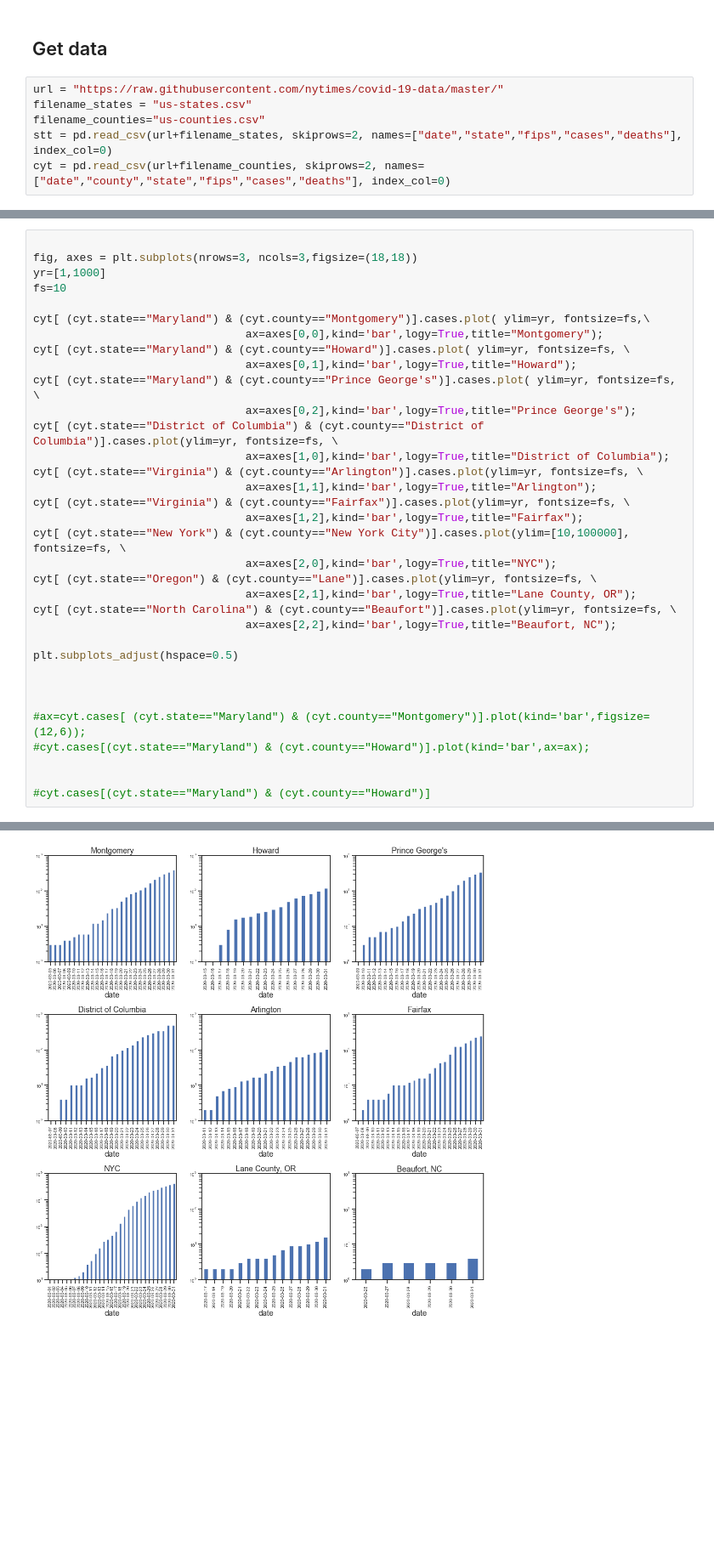
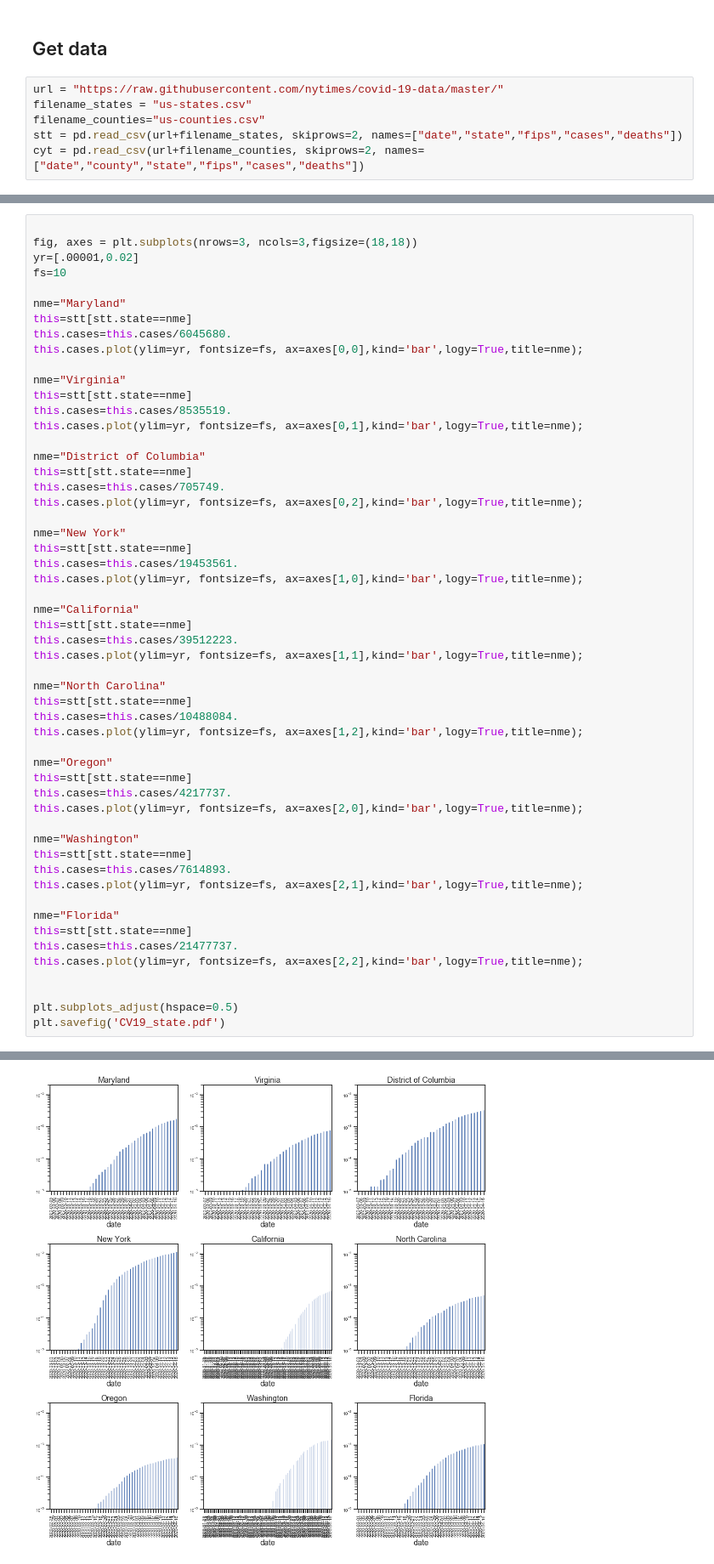
Before and after one commit to knobelsp/CV19, a Jupyter notebook: CV19.ipynb, the cells around one changed output, grey strips where cells are left out. Shown at 85% size. Saved outputs shown, nothing was run; the diff lists cells and outputs as text; blank space fills up the shorter version.

```diff
--- a/CV19.ipynb
+++ b/CV19.ipynb
@@ -33,8 +33,8 @@ Using pandas version  0.25.3
 url = "https://raw.githubusercontent.com/nytimes/covid-19-data/master/"
 filename_states = "us-states.csv"
 filename_counties="us-counties.csv"
-stt = pd.read_csv(url+filename_states, skiprows=2, names=["date","state","fips","cases","deaths"], index_col=0)
-cyt = pd.read_csv(url+filename_counties, skiprows=2, names=["date","county","state","fips","cases","deaths"], index_col=0)
+stt = pd.read_csv(url+filename_states, skiprows=2, names=["date","state","fips","cases","deaths"])
+cyt = pd.read_csv(url+filename_counties, skiprows=2, names=["date","county","state","fips","cases","deaths"])
 # %%
 cyt
 # %% [output]
@@ -55,35 +141,55 @@ cyt
 # %%
 
 fig, axes = plt.subplots(nrows=3, ncols=3,figsize=(18,18))
-yr=[1,1000]
+yr=[.00001,0.02]
 fs=10
 
-cyt[ (cyt.state=="Maryland") & (cyt.county=="Montgomery")].cases.plot( ylim=yr, fontsize=fs,\
-                                ax=axes[0,0],kind='bar',logy=True,title="Montgomery");
-cyt[ (cyt.state=="Maryland") & (cyt.county=="Howard")].cases.plot( ylim=yr, fontsize=fs, \
-                                ax=axes[0,1],kind='bar',logy=True,title="Howard");
-cyt[ (cyt.state=="Maryland") & (cyt.county=="Prince George's")].cases.plot( ylim=yr, fontsize=fs, \
-                                ax=axes[0,2],kind='bar',logy=True,title="Prince George's");
-cyt[ (cyt.state=="District of Columbia") & (cyt.county=="District of Columbia")].cases.plot(ylim=yr, fontsize=fs, \
-                                ax=axes[1,0],kind='bar',logy=True,title="District of Columbia");
-cyt[ (cyt.state=="Virginia") & (cyt.county=="Arlington")].cases.plot(ylim=yr, fontsize=fs, \
-                                ax=axes[1,1],kind='bar',logy=True,title="Arlington");
-cyt[ (cyt.state=="Virginia") & (cyt.county=="Fairfax")].cases.plot(ylim=yr, fontsize=fs, \
-                                ax=axes[1,2],kind='bar',logy=True,title="Fairfax");
-cyt[ (cyt.state=="New York") & (cyt.county=="New York City")].cases.plot(ylim=[10,100000], fontsize=fs, \
-                                ax=axes[2,0],kind='bar',logy=True,title="NYC");
-cyt[ (cyt.state=="Oregon") & (cyt.county=="Lane")].cases.plot(ylim=yr, fontsize=fs, \
-                                ax=axes[2,1],kind='bar',logy=True,title="Lane County, OR");
-cyt[ (cyt.state=="North Carolina") & (cyt.county=="Beaufort")].cases.plot(ylim=yr, fontsize=fs, \
-                                ax=axes[2,2],kind='bar',logy=True,title="Beaufort, NC");
+nme="Maryland"
+this=stt[stt.state==nme]
+this.cases=this.cases/6045680.
+this.cases.plot(ylim=yr, fontsize=fs, ax=axes[0,0],kind='bar',logy=True,title=nme);
+
+nme="Virginia"
+this=stt[stt.state==nme]
+this.cases=this.cases/8535519.
+this.cases.plot(ylim=yr, fontsize=fs, ax=axes[0,1],kind='bar',logy=True,title=nme);
+
+nme="District of Columbia"
+this=stt[stt.state==nme]
+this.cases=this.cases/705749.
+this.cases.plot(ylim=yr, fontsize=fs, ax=axes[0,2],kind='bar',logy=True,title=nme);
+
+nme="New York"
+this=stt[stt.state==nme]
+this.cases=this.cases/19453561.
+this.cases.plot(ylim=yr, fontsize=fs, ax=axes[1,0],kind='bar',logy=True,title=nme);
+
+nme="California"
+this=stt[stt.state==nme]
+this.cases=this.cases/39512223.
+this.cases.plot(ylim=yr, fontsize=fs, ax=axes[1,1],kind='bar',logy=True,title=nme);
+
+nme="North Carolina"
+this=stt[stt.state==nme]
+this.cases=this.cases/10488084.
+this.cases.plot(ylim=yr, fontsize=fs, ax=axes[1,2],kind='bar',logy=True,title=nme);
+
+nme="Oregon"
+this=stt[stt.state==nme]
+this.cases=this.cases/4217737.
+this.cases.plot(ylim=yr, fontsize=fs, ax=axes[2,0],kind='bar',logy=True,title=nme);
+
+nme="Washington"
+this=stt[stt.state==nme]
+this.cases=this.cases/7614893.
+this.cases.plot(ylim=yr, fontsize=fs, ax=axes[2,1],kind='bar',logy=True,title=nme);
+
+nme="Florida"
+this=stt[stt.state==nme]
+this.cases=this.cases/21477737.
+this.cases.plot(ylim=yr, fontsize=fs, ax=axes[2,2],kind='bar',logy=True,title=nme);
+
 
 plt.subplots_adjust(hspace=0.5)
-
-
-
-#ax=cyt.cases[ (cyt.state=="Maryland") & (cyt.county=="Montgomery")].plot(kind='bar',figsize=(12,6));
-#cyt.cases[(cyt.state=="Maryland") & (cyt.county=="Howard")].plot(kind='bar',ax=ax);
-
-
-#cyt.cases[(cyt.state=="Maryland") & (cyt.county=="Howard")]
+plt.savefig('CV19_state.pdf')
 # %% [output]
@@ -90 +201 @@ plt.subplots_adjust(hspace=0.5)
-[figure, old version]
+[figure, new version]
```
Also changed, not shown: parts of 10 cells of this notebook, 15 other files.
